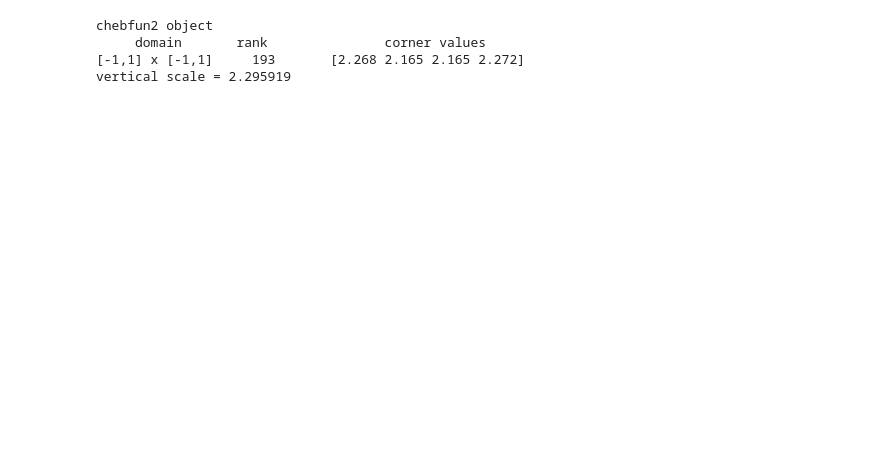
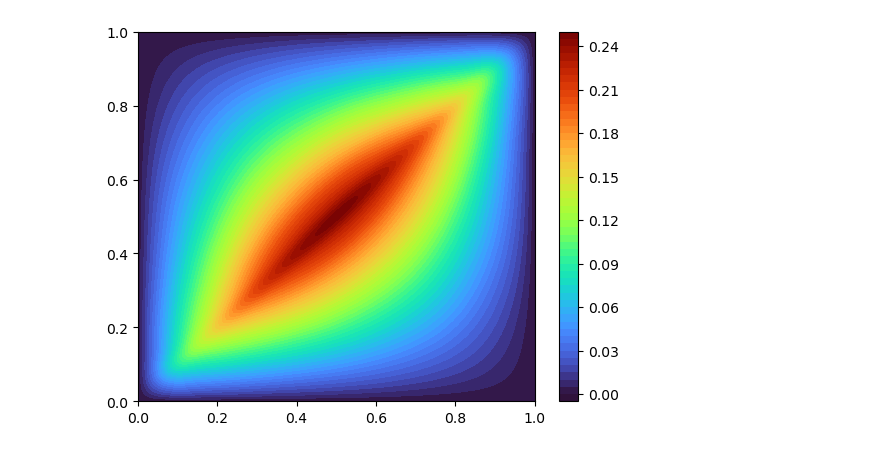
Before and after one commit to hsharsh/chebgreen, a Jupyter notebook: main/greenchebpy.ipynb, the cells around one changed output. Drawn from its saved outputs; the diff is of its cells as text; code cells hidden in the pictures; blank space fills up the shorter version.

```diff
--- a/main/greenchebpy.ipynb
+++ b/main/greenchebpy.ipynb
@@ -29,8 +26,5 @@ Wall time: 1.68 s
-# %%
-g
-# %% [output]
-chebfun2 object
-     domain       rank               corner values
-[-1,1] x [-1,1]     193       [2.268 2.165 2.165 2.272]
-vertical scale = 2.295919
+# %%
+g.plot()
+# %% [output]
+[figure, added]
 # %%
```
Also changed, not shown: parts of 10 cells of this notebook, 24 other files.
